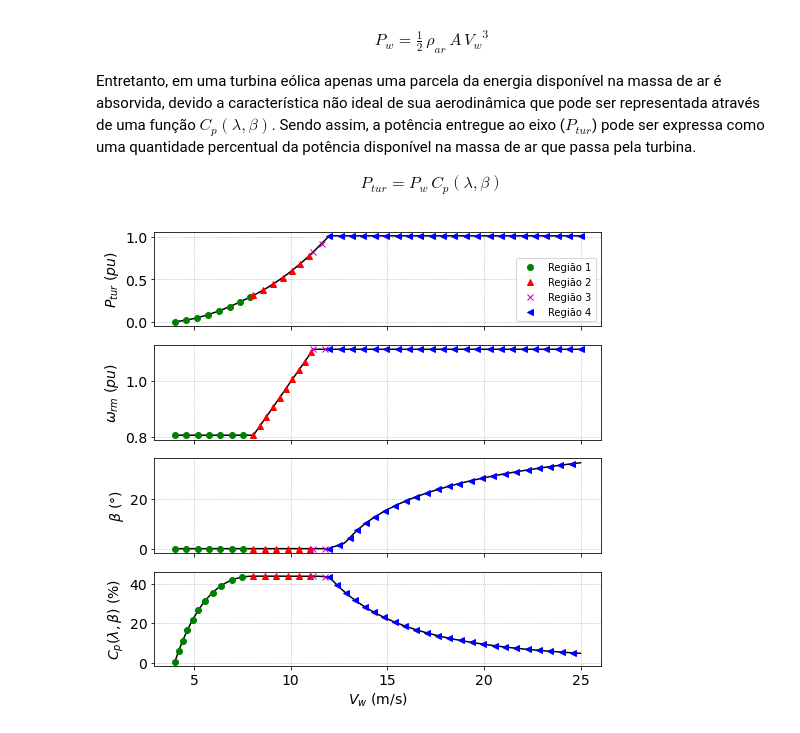
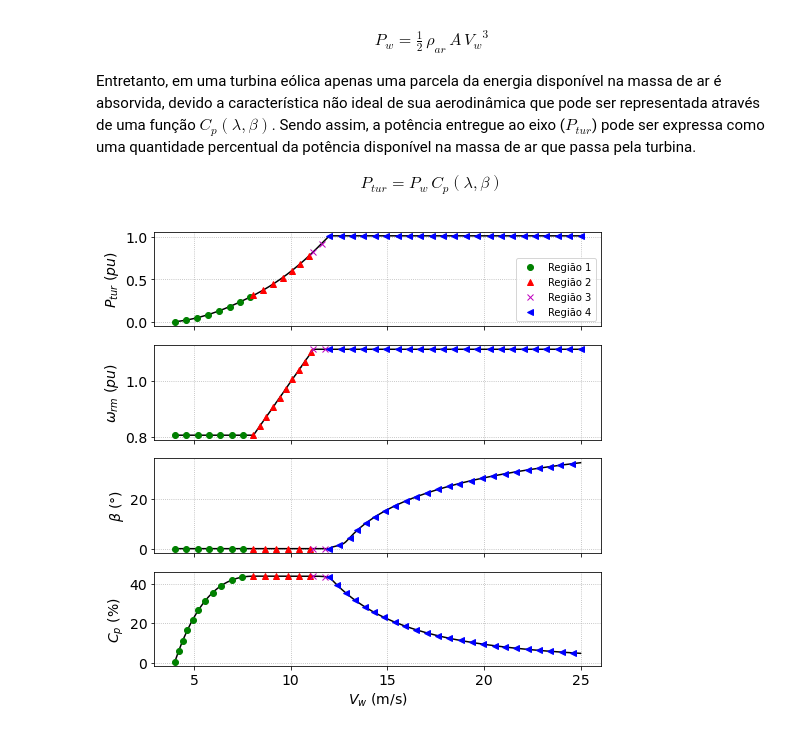
Before and after one commit to JVUemura/Uemura2023SBSE, a Jupyter notebook: Notebooks Python/controlWEC.ipynb, the cells around one changed output. Cells and saved outputs as stored; diff of their text form; code cells hidden in the pictures.

```diff
--- a/Notebooks Python/controlWEC.ipynb
+++ b/Notebooks Python/controlWEC.ipynb
@@ -258,36 +258,36 @@ ax3.set_xlabel("", fontsize=14)
 ax3.set_ylabel("$\\beta$ $(°)$", fontsize=14)
 
 ax4.set_xlabel("$V_w$ (m/s)", fontsize=14)
-ax4.set_ylabel("$C_p(\lambda, \\beta)$ (%)", fontsize=14)
+ax4.set_ylabel("$C_p$ (%)", fontsize=14)
 
 ax1.grid(True, linestyle='dotted')
 ax2.grid(True, linestyle='dotted')
 ax3.grid(True, linestyle='dotted')
 ax4.grid(True, linestyle='dotted')
 
 ax1.tick_params(axis='x', labelsize=14)
 ax1.tick_params(axis='y', labelsize=14)
 
 ax2.tick_params(axis='x', labelsize=14)
 ax2.tick_params(axis='y', labelsize=14)
 
 ax3.tick_params(axis='x', labelsize=14)
 ax3.tick_params(axis='y', labelsize=14)
 
 ax4.tick_params(axis='x', labelsize=14)
 ax4.tick_params(axis='y', labelsize=14)
 
 ax1.grid(True, linestyle='dotted')
 ax2.grid(True, linestyle='dotted')
 ax3.grid(True, linestyle='dotted')
 ax4.grid(True, linestyle='dotted')
 
 ax1.legend(loc='lower right')
 
 plt.show()
 fig.savefig("produtoLT.pdf", bbox_inches='tight', pad_inches=0)
 # %% [output]
-[figure, old version]
+[figure, new version]
 # %%
 # Exportando as Lookup tables:
 mybetaR4 = np.array([(Vw_R4-Vw_R4[0]).tolist(), Bet_R4.tolist()]).T
```
Also changed, not shown: 5 other files.
